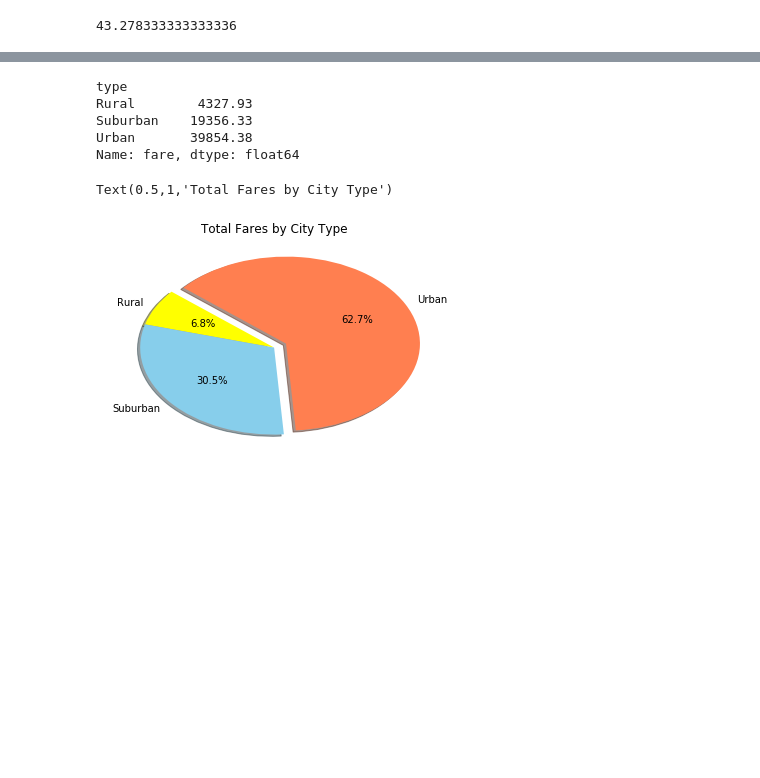
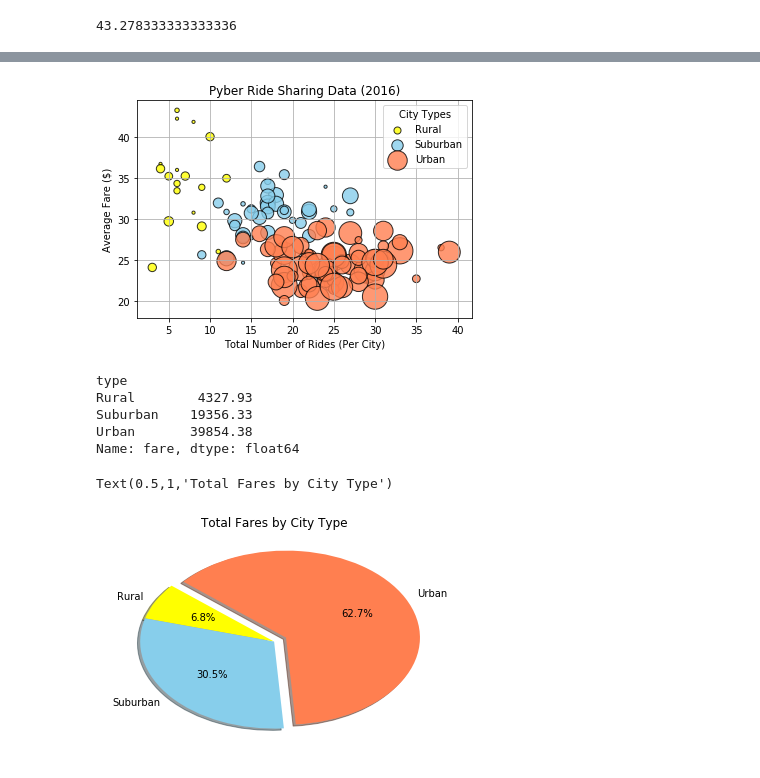
Before and after one commit to erjacobs2/Matplotlib, a Jupyter notebook: Pyber.ipynb, the cells around one changed output, grey strips where cells are left out. Saved outputs shown, nothing was run; the diff lists cells and outputs as text; code cells hidden in the pictures; blank space fills up the shorter version.

```diff
--- a/Pyber.ipynb
+++ b/Pyber.ipynb
@@ -109,3 +35,40 @@ plt.show()
+# %%
+rural = city_ride_df.loc[(city_ride_df['type'] == "Rural")]
+type_city_rural = rural.groupby(['city'])['type'].count()
+fare_rural = rural.groupby(['city']).mean()['fare']
+driver_rural = rural.groupby(['city'])['driver_count'].mean()
+
+suburban = city_ride_df.loc[(city_ride_df['type'] == "Suburban")]
+type_city_suburban = suburban.groupby(['city'])['type'].count()
+fare_suburban = suburban.groupby(['city']).mean()['fare']
+driver_suburban = suburban.groupby(['city'])['driver_count'].mean()
+
+urban = city_ride_df.loc[(city_ride_df['type'] == "Urban")]
+type_city_urban = urban.groupby(['city'])['type'].count()
+fare_urban = urban.groupby(['city']).mean()['fare']
+driver_urban = urban.groupby(['city'])['driver_count'].mean()
+
+#type_city = city_ride_df.groupby('city')['type'].count()
+#fare = city_ride_df.groupby('city')["fare"].mean()
+#driver = city_ride_df.groupby('city')['driver_count'].sum()
+
+plt.scatter(type_city_rural, fare_rural, s = driver_rural*10, c='yellow', alpha=0.80, edgecolors='black', label = "Rural")
+plt.scatter(type_city_suburban, fare_suburban, s = driver_suburban*10, c='skyblue', alpha=0.80, edgecolors='black', label = "Suburban")
+plt.scatter(type_city_urban, fare_urban, s = driver_urban*10, c='coral', alpha=0.80, edgecolors='black', label = "Urban")
+
+#ax.axis([0, 45, 16, 45])
+#fig.canvas.draw()
+plt.xlabel("Total Number of Rides (Per City)")
+plt.ylabel("Average Fare ($)")
+plt.title("Pyber Ride Sharing Data (2016)")
+plt.legend(title = 'City Types')
+plt.grid(True)
+plt.savefig("Pyber Scatter.png")
+#plt.figtext("Note: Circle size correlates with driver count per city.")
+
+plt.show()
+# %% [output]
+[figure, added]
 # %%
 fares = city_ride_df.groupby('type')['fare'].sum()
 fares.head()
```
Also changed, not shown: parts of 5 cells of this notebook.
